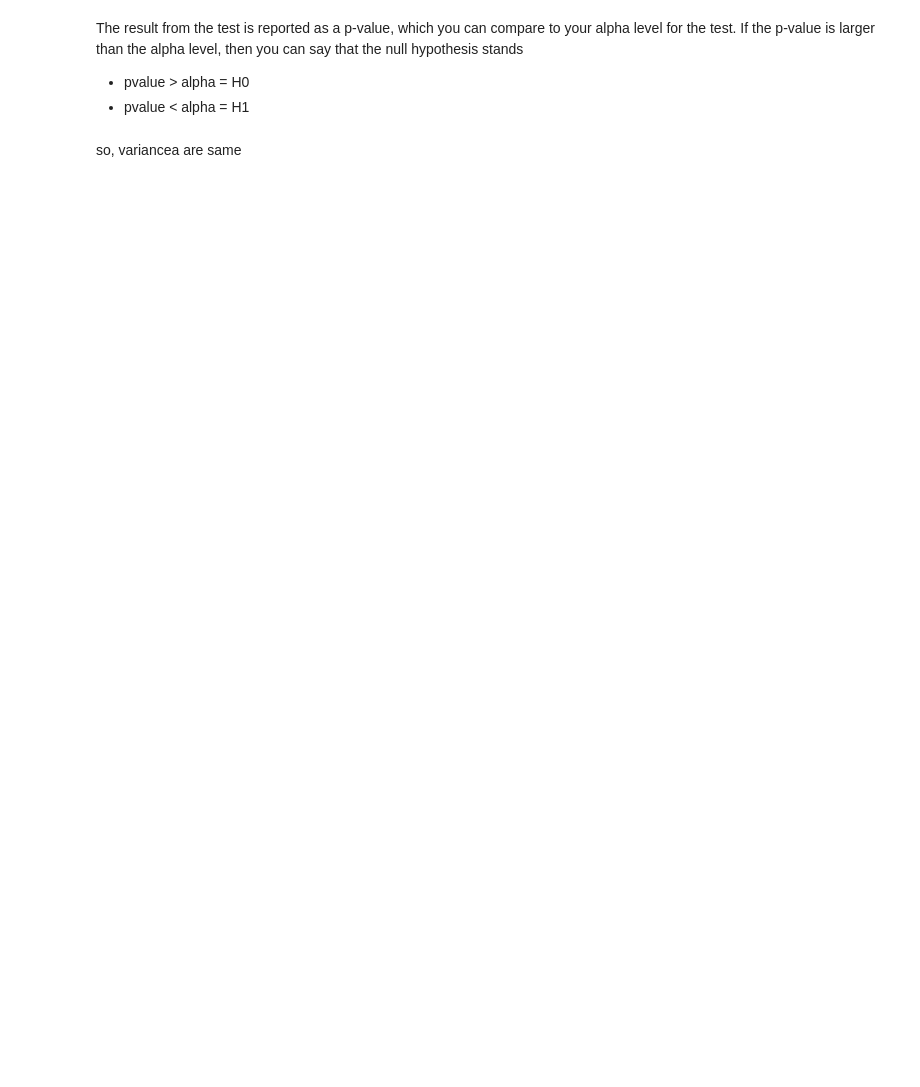
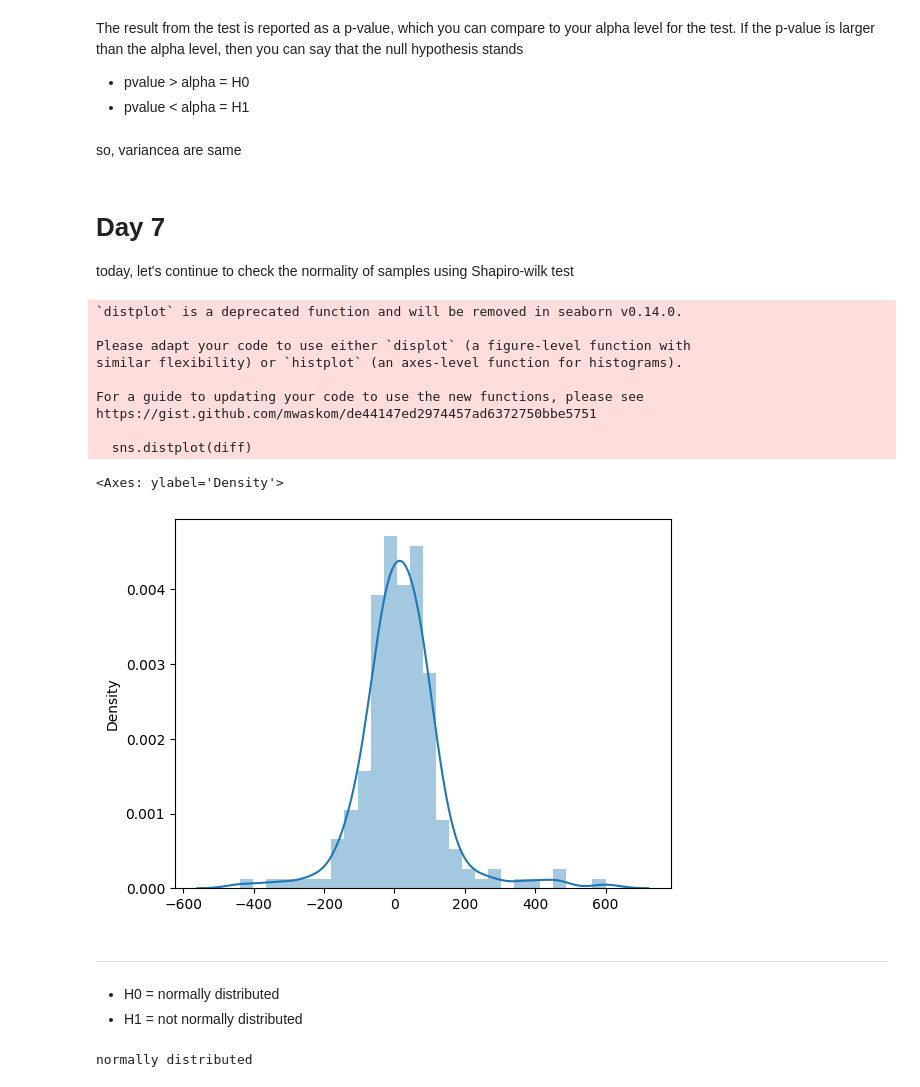
Before and after one commit to MekhzZ/AppliedStatisticsWithPython.ipynb, a Jupyter notebook: AppliedStatisticsWithPython.ipynb, the cells around one changed output. Saved outputs shown, nothing was run; the diff lists cells and outputs as text; code cells hidden in the pictures; blank space fills up the shorter version.

```diff
--- a/AppliedStatisticsWithPython.ipynb
+++ b/AppliedStatisticsWithPython.ipynb
@@ -584,3 +584,36 @@ The result from the test is reported as a p-value, which you can compare to your
 * pvalue < alpha = H1
 # %% [markdown]
 so, variancea are same
+# %% [markdown]
+# **Day 7**
+
+today, let's continue to check the normality of samples using Shapiro-wilk test
+# %%
+diff = loanMarried.values - loanunMarried.values
+sns.distplot(diff)
+# %% [output]
+`distplot` is a deprecated function and will be removed in seaborn v0.14.0.
+
+Please adapt your code to use either `displot` (a figure-level function with
+similar flexibility) or `histplot` (an axes-level function for histograms).
+
+For a guide to updating your code to use the new functions, please see
+https://gist.github.com/mwaskom/de44147ed2974457ad6372750bbe5751
+
+  sns.distplot(diff)
+<Axes: ylabel='Density'>
+[figure, added]
+# %% [markdown]
+****
+
+*   H0 = normally distributed
+*   H1 = not normally distributed
+# %%
+alpha = 0.05
+statistic,p_value = stats.shapiro(diff)
+if p_value > alpha:
+  print('not normally distributed')
+else:
+  print('normally distributed')
+# %% [output]
+normally distributed
```
Also changed, not shown: parts of 8 cells of this notebook.
